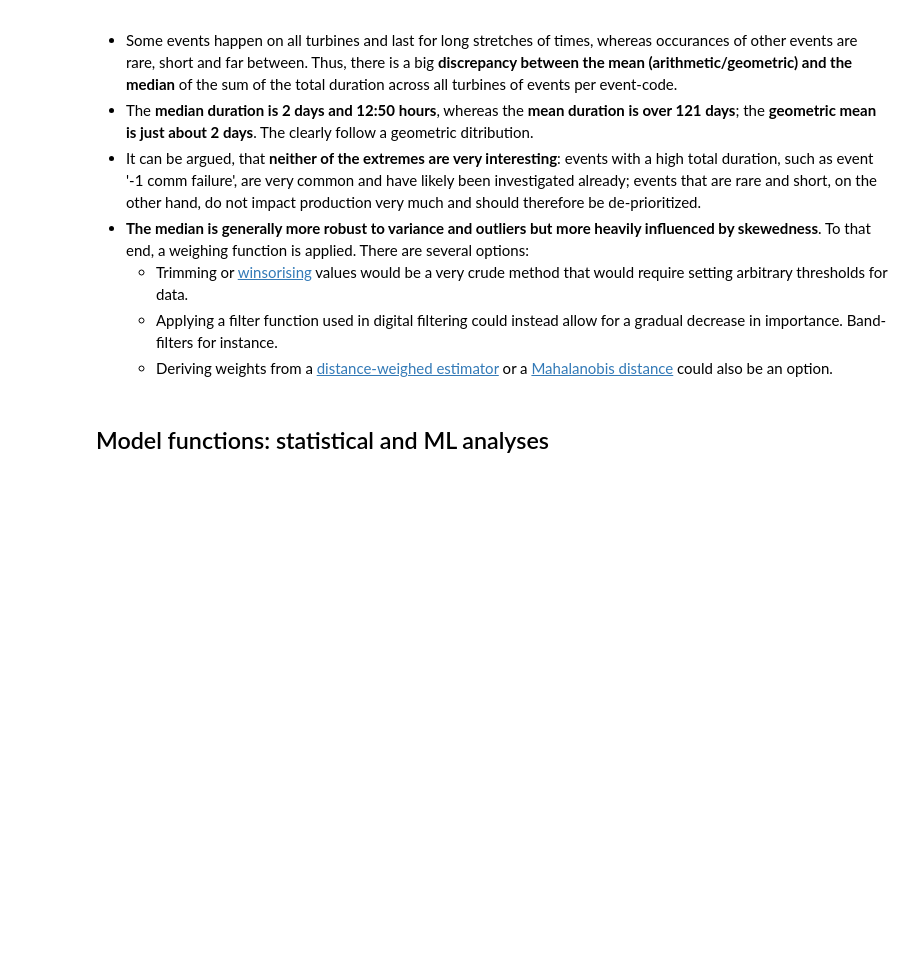
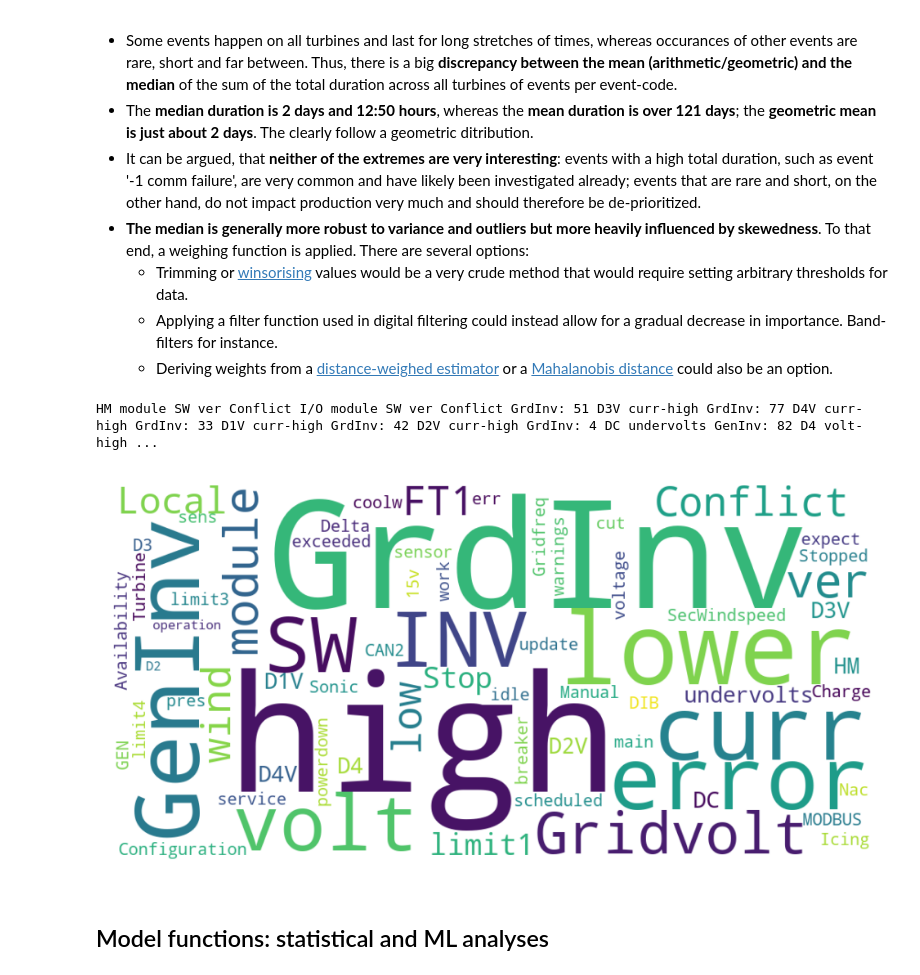
Before and after one commit to MatthaeusHilpold/PyTailment, a Jupyter notebook: GDT_2021.ipynb, the cells around one changed output. Saved outputs shown, nothing was run; the diff lists cells and outputs as text; code cells hidden in the pictures; blank space fills up the shorter version.

```diff
--- a/GDT_2021.ipynb
+++ b/GDT_2021.ipynb
@@ -1589,3 +1801,28 @@ Computing the coverage durations, establishing a crude ranking and investigating
+# %%
+top20 = ranking_non_curtailed.head(30).index.values
+
+top20desc = turbine_events[turbine_events.ErrorCode.isin(top20)][['ErrorCode', 'Text']].copy()
+top20desc.ErrorCode = top20desc.ErrorCode.astype("category")
+top20desc.ErrorCode.cat.set_categories(top20, inplace=True)
+top20code = top20desc.sort_values(by='ErrorCode').ErrorCode.unique()
+top20desc = top20desc.sort_values(by='ErrorCode').Text.unique()
+
+
+
+text =  " ".join(desc for desc in top20desc)
+text = text.replace('.', '').replace(' high', '-high').replace('lower ', 'lower-')
+print(text)
+
+wordcloud = WordCloud(max_words=100, background_color="white", height=500, width=1000).generate(text) #max_font_size=50
+
+plt.rcParams['figure.dpi'] = 200
+plt.imshow(wordcloud, interpolation='bilinear')
+
+plt.axis("off")
+plt.show()
+# %% [output]
+HM module SW ver Conflict I/O module SW ver Conflict GrdInv: 51 D3V curr-high GrdInv: 77 D4V curr-high GrdInv: 33 D1V curr-high GrdInv: 42 D2V curr-high GrdInv: 4 DC undervolts GenInv: 82 D4 volt-high ...
+[figure, added]
 # %% [markdown]
 ## Model functions: statistical and ML analyses
 # %%
```
Also changed, not shown: parts of 43 cells of this notebook, 3 other files.
